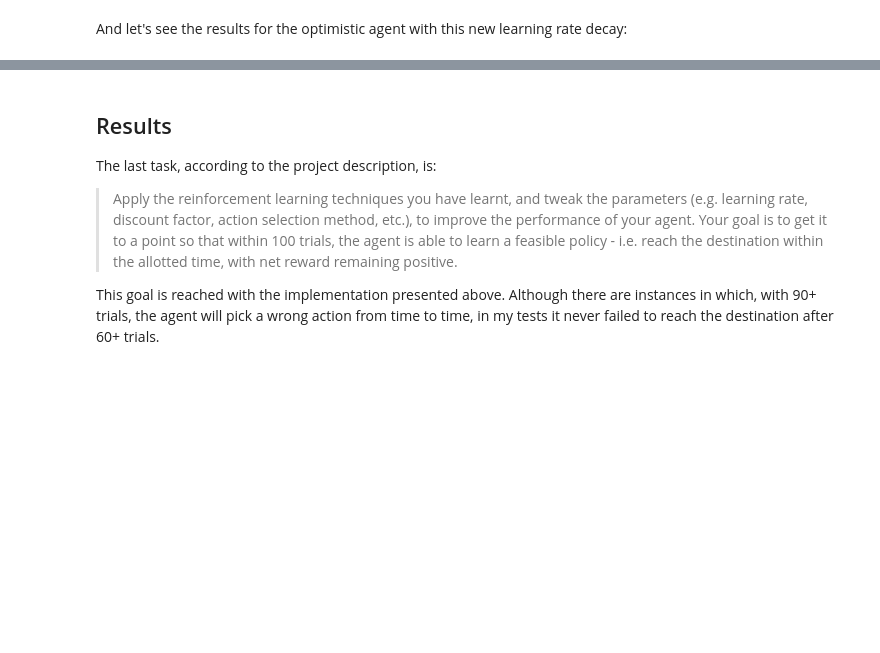
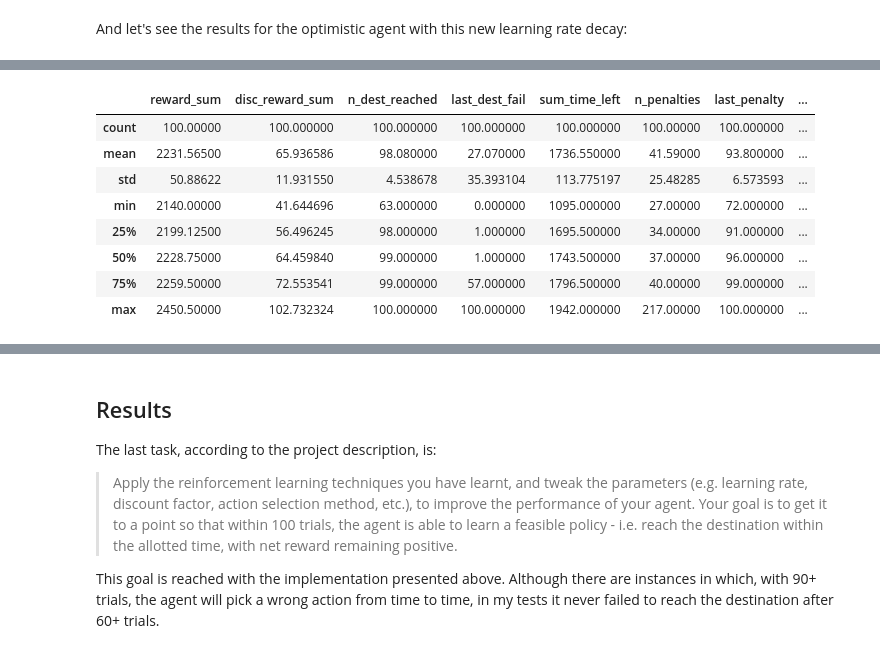
Before and after one commit to lmurtinho/mlend_ps4_smartcab, a Jupyter notebook: project_report.ipynb, the cells around one changed output, grey strips where cells are left out. Saved outputs shown, nothing was run; the diff lists cells and outputs as text; code cells hidden in the pictures; blank space fills up the shorter version.

```diff
--- a/project_report.ipynb
+++ b/project_report.ipynb
@@ -375,0 +376,13 @@ df_optim_new_learn_rate.describe()
+# %%
+df_explo_agent = pd.DataFrame.from_csv('exploration_agent_results.csv')
+df_explo_agent.describe()
+# %% [output]
+|  | reward_sum | disc_reward_sum | n_dest_reached | last_dest_fail | sum_time_left | n_penalties | last_penalty | ... |
+| count | 100.00000 | 100.000000 | 100.000000 | 100.000000 | 100.000000 | 100.00000 | 100.000000 | ... |
+| mean | 2231.56500 | 65.936586 | 98.080000 | 27.070000 | 1736.550000 | 41.59000 | 93.800000 | ... |
+| std | 50.88622 | 11.931550 | 4.538678 | 35.393104 | 113.775197 | 25.48285 | 6.573593 | ... |
+| min | 2140.00000 | 41.644696 | 63.000000 | 0.000000 | 1095.000000 | 27.00000 | 72.000000 | ... |
+| 25% | 2199.12500 | 56.496245 | 98.000000 | 1.000000 | 1695.500000 | 34.00000 | 91.000000 | ... |
+| 50% | 2228.75000 | 64.459840 | 99.000000 | 1.000000 | 1743.500000 | 37.00000 | 96.000000 | ... |
+| 75% | 2259.50000 | 72.553541 | 99.000000 | 57.000000 | 1796.500000 | 40.00000 | 99.000000 | ... |
+| max | 2450.50000 | 102.732324 | 100.000000 | 100.000000 | 1942.000000 | 217.00000 | 100.000000 | ... |
```
Also changed, not shown: parts of 6 cells of this notebook, 7 other files.
